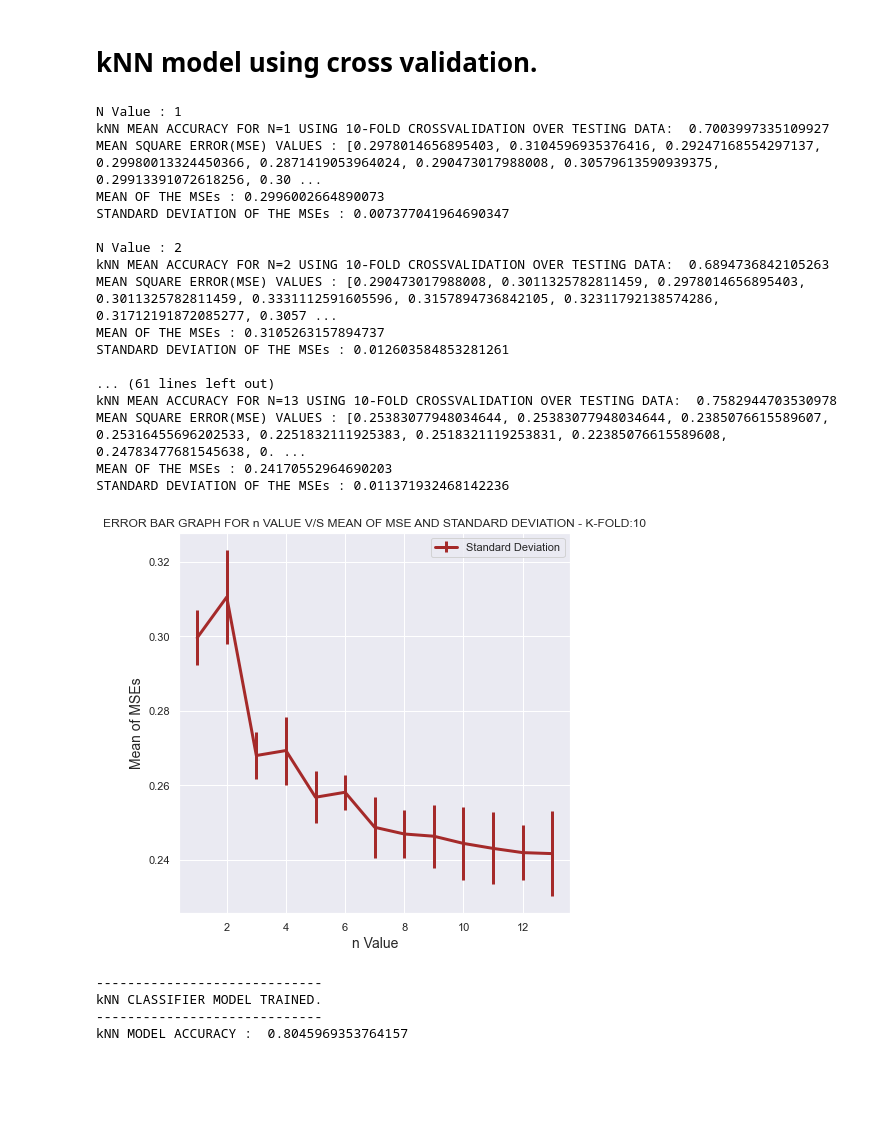
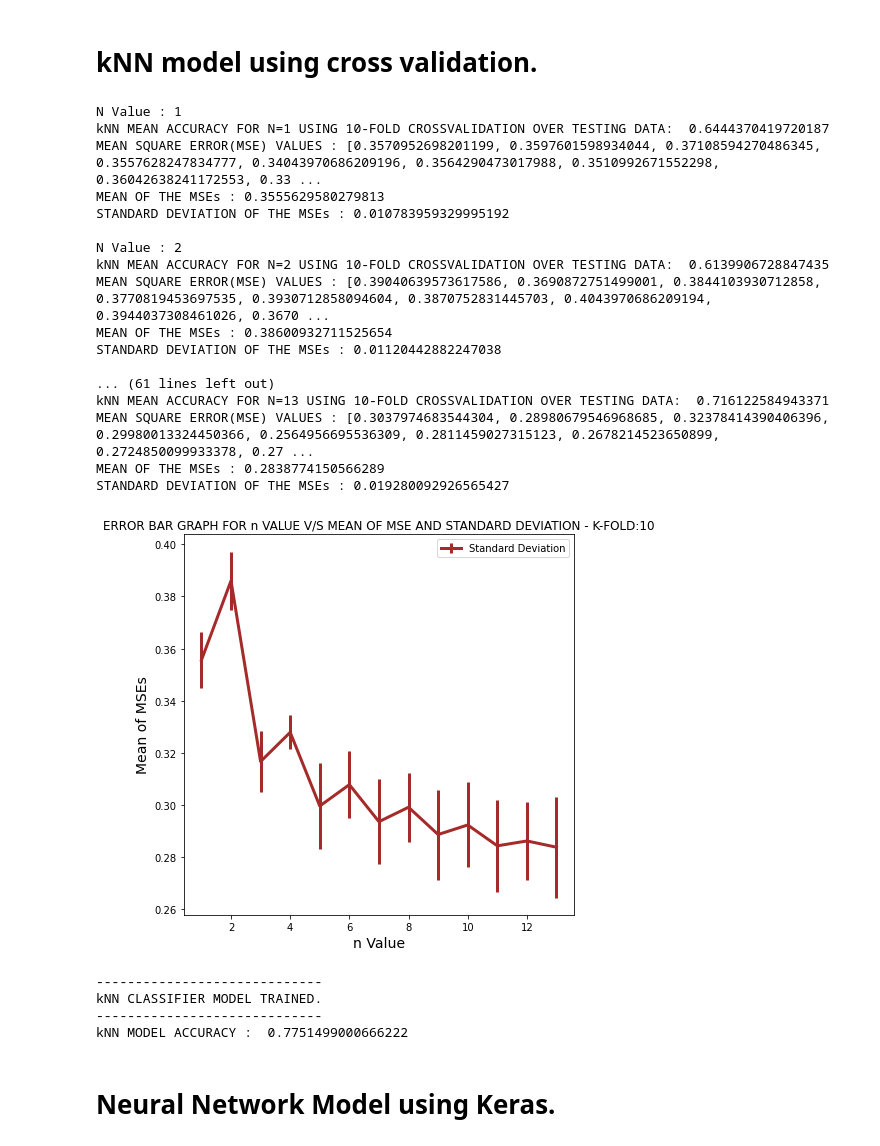
Before and after one commit to takshilbharadwaj/Dublin_rainfall_predictions_using_opendata_source, a Jupyter notebook: ML_final_assignment.ipynb, the cells around one changed output. Drawn from its saved outputs; the diff is of its cells as text; code cells hidden in the pictures; blank space fills up the shorter version.

```diff
--- a/ML_final_assignment.ipynb
+++ b/ML_final_assignment.ipynb
@@ -230,7 +204,7 @@ RAIN_BOOLEAN                    False
 dtype: bool
 # %%
 #We can see there are many Null values in the data , lets try to fill with proper values
-sns.set(style="darkgrid")
+# sns.set(style="darkgrid")
 sns.countplot(read_data.RAIN_BOOLEAN)
 plt.title("Target labels")
 plt.show()
@@ -247,9 +243,0 @@ sns.heatmap(corrMatrix, annot=True,)
-# %%
-read_data = read_data.drop(columns = ["I_GRASS_MIN_TEMP","GRASS_MIN_TEMP",
-                                      "INDICATOR2","GLOBAL_RADIATION","DOS",
-                                      "SOIL_TEMP","INDICATOR0","INDICATOR1",
-                                      "INDICATOR2","INDICATOR3","INDICATOR4",
-                                      "INDICATOR5","DATE","RAIN_MM",
-                                      "SMD_WELL_DRAINED","SMD_MODERATELY_DRAINED",
-                                      "SMD_POORLY_DRAINED","RAIN_BOOLEAN"])
-read_data
@@ -317,7 +376,7 @@ BASELINE MODEL ACCURACY :  0.4073284477015323
 # %%
-logisticReg = LogisticRegression(penalty="l1",max_iter = 250, solver = "liblinear") #max_iter alteration for different values
-logisticReg.fit(training_data, target_Arr)
-y_pred = logisticReg.predict(training_data)
+logisticReg = LogisticRegression(penalty="l1",max_iter = 240, solver = "liblinear") #max_iter alteration for different values
+logisticReg.fit(norm_training_data, target_Arr)
+y_pred = logisticReg.predict(norm_training_data)
 intercept_value = logisticReg.intercept_
 # theta1 = logisticReg.coef_[0,0]
 # theta2 = logisticReg.coef_[0,1]
@@ -325,4 +384,8 @@ print("INTERCEPT VALUE :", intercept_value[0])
 # print("theta1 :", theta1)
 # print("theta2 :", theta2)
 # print("theta values: "+ str(logisticReg.coef_))
+
+
+logisticRegression_accuracy = metrics.accuracy_score(target_Arr,y_pred)
+print(logisticRegression_accuracy)
 # %% [output]
@@ -365,14 +479,0 @@ X_train, X_test, y_train, y_test = train_test_split(training_data, target_Arr, t
-# %%
-#Chosen model with best suited C value.
-C_value = 0.1
-svmModel = svm.SVC(C = C_value, kernel = "linear")
-svmModel.fit(training_data,target_Arr)
-print("\n-------------------------------\nSVM MODEL TRAINED FOR C=%s.\n-------------------------------"%str(C_value))
-SVMintercept_value = svmModel.intercept_
-#     SVMtheta1 = svmModel.coef_[0,0]
-#     SVMtheta2 = svmModel.coef_[0,1]
-print("INTERCEPT VALUE :", SVMintercept_value[0])
-#     print("theta1 :", SVMtheta1)
-#     print("theta2 :", SVMtheta2)
-print("MODEL SCORE FOR C=%s :"%str(C_value),svmModel.score(training_data,target_Arr))
-y_pred_SVM = svmModel.predict(training_data)
@@ -408,60 +503,61 @@ mean_accuracy = []
 for neigh_size in neigh_arr:
     kfold_n = 10
     kfold = KFold(n_splits=kfold_n)
     model = KNeighborsClassifier(n_neighbors=neigh_size)
     temp=[]
     temp_acc = []
-    for train, test in kfold.split(training_data):
-        model.fit(training_data[train], target_Arr[train])
-        ypred = model.predict(training_data[test])
+    for train, test in kfold.split(norm_training_data):
+        model.fit(norm_training_data[train], target_Arr[train])
+        ypred = model.predict(norm_training_data[test])
         temp.append(mean_squared_error(target_Arr[test],ypred))
         temp_acc.append(accuracy_score(target_Arr[test],ypred))
-        ypred = model.predict(training_data)
+        ypred = model.predict(norm_training_data)
     mean_accuracy.append(np.array(temp_acc).mean())
     mean_error.append(np.array(temp).mean())
     std_error.append((np.array(temp).std()))
     print("N Value :",neigh_size)
     print("kNN MEAN ACCURACY FOR N=%d USING 10-FOLD CROSSVALIDATION OVER TESTING DATA: "%neigh_size,mean_accuracy[-1])
     print("MEAN SQUARE ERROR(MSE) VALUES :", temp)
     print("MEAN OF THE MSEs :",mean_error[-1])
     print("STANDARD DEVIATION OF THE MSEs :",std_error[-1],"\n")
 
 plt.figure(figsize=(7,7))
 plt.errorbar(neigh_arr,mean_error,yerr=std_error,linewidth=3, color = "brown")
 plt.xlabel('n Value', fontsize = 14)
 plt.ylabel('Mean of MSEs', fontsize = 14)
 plt.title("ERROR BAR GRAPH FOR n VALUE V/S MEAN OF MSE AND STANDARD DEVIATION - K-FOLD:%s"%str(kfold_n))
 plt.legend(["Standard Deviation"], bbox_to_anchor=(1, 1))
-
 plt.show()
 # %% [output]
 N Value : 1
-kNN MEAN ACCURACY FOR N=1 USING 10-FOLD CROSSVALIDATION OVER TESTING DATA:  0.7003997335109927
-MEAN SQUARE ERROR(MSE) VALUES : [0.2978014656895403, 0.3104596935376416, 0.29247168554297137, 0.29980013324450366, 0.2871419053964024, 0.290473017988008, 0.30579613590939375, 0.29913391072618256, 0.30 ...
-MEAN OF THE MSEs : 0.2996002664890073
-STANDARD DEVIATION OF THE MSEs : 0.007377041964690347
+kNN MEAN ACCURACY FOR N=1 USING 10-FOLD CROSSVALIDATION OVER TESTING DATA:  0.6444370419720187
+MEAN SQUARE ERROR(MSE) VALUES : [0.3570952698201199, 0.3597601598934044, 0.37108594270486345, 0.3557628247834777, 0.34043970686209196, 0.3564290473017988, 0.3510992671552298, 0.36042638241172553, 0.33 ...
+MEAN OF THE MSEs : 0.3555629580279813
+STANDARD DEVIATION OF THE MSEs : 0.010783959329995192
 
 N Value : 2
-kNN MEAN ACCURACY FOR N=2 USING 10-FOLD CROSSVALIDATION OVER TESTING DATA:  0.6894736842105263
-MEAN SQUARE ERROR(MSE) VALUES : [0.290473017988008, 0.3011325782811459, 0.2978014656895403, 0.3011325782811459, 0.3331112591605596, 0.3157894736842105, 0.32311792138574286, 0.31712191872085277, 0.3057 ...
-MEAN OF THE MSEs : 0.3105263157894737
-STANDARD DEVIATION OF THE MSEs : 0.012603584853281261
+kNN MEAN ACCURACY FOR N=2 USING 10-FOLD CROSSVALIDATION OVER TESTING DATA:  0.6139906728847435
+MEAN SQUARE ERROR(MSE) VALUES : [0.39040639573617586, 0.3690872751499001, 0.3844103930712858, 0.3770819453697535, 0.3930712858094604, 0.3870752831445703, 0.4043970686209194, 0.3944037308461026, 0.3670 ...
+MEAN OF THE MSEs : 0.38600932711525654
+STANDARD DEVIATION OF THE MSEs : 0.01120442882247038
 
 ... (61 lines left out)
-kNN MEAN ACCURACY FOR N=13 USING 10-FOLD CROSSVALIDATION OVER TESTING DATA:  0.7582944703530978
-MEAN SQUARE ERROR(MSE) VALUES : [0.25383077948034644, 0.25383077948034644, 0.2385076615589607, 0.25316455696202533, 0.2251832111925383, 0.2518321119253831, 0.22385076615589608, 0.24783477681545638, 0. ...
-MEAN OF THE MSEs : 0.24170552964690203
-STANDARD DEVIATION OF THE MSEs : 0.011371932468142236
+kNN MEAN ACCURACY FOR N=13 USING 10-FOLD CROSSVALIDATION OVER TESTING DATA:  0.716122584943371
+MEAN SQUARE ERROR(MSE) VALUES : [0.3037974683544304, 0.28980679546968685, 0.32378414390406396, 0.29980013324450366, 0.2564956695536309, 0.2811459027315123, 0.2678214523650899, 0.2724850099933378, 0.27 ...
+MEAN OF THE MSEs : 0.2838774150566289
+STANDARD DEVIATION OF THE MSEs : 0.019280092926565427
-[figure, old version]
+[figure, new version]
 # %%
-kNN_Model = KNeighborsClassifier(n_neighbors=8)
-kNN_Model.fit(training_data, target_Arr)
+kNN_Model = KNeighborsClassifier(n_neighbors=7)
+kNN_Model.fit(norm_training_data, target_Arr)
 print("-----------------------------\nkNN CLASSIFIER MODEL TRAINED.\n-----------------------------")
-y_pred = kNN_Model.predict(training_data)
+y_pred = kNN_Model.predict(norm_training_data)
 kNN_accuracy = accuracy_score(target_Arr,y_pred)
 print("kNN MODEL ACCURACY : ",kNN_accuracy)
 # %% [output]
 -----------------------------
 kNN CLASSIFIER MODEL TRAINED.
 -----------------------------
-kNN MODEL ACCURACY :  0.8045969353764157
+kNN MODEL ACCURACY :  0.7751499000666222
+# %% [markdown]
+# Neural Network Model using Keras.
```
Also changed, not shown: parts of 21 cells of this notebook.
